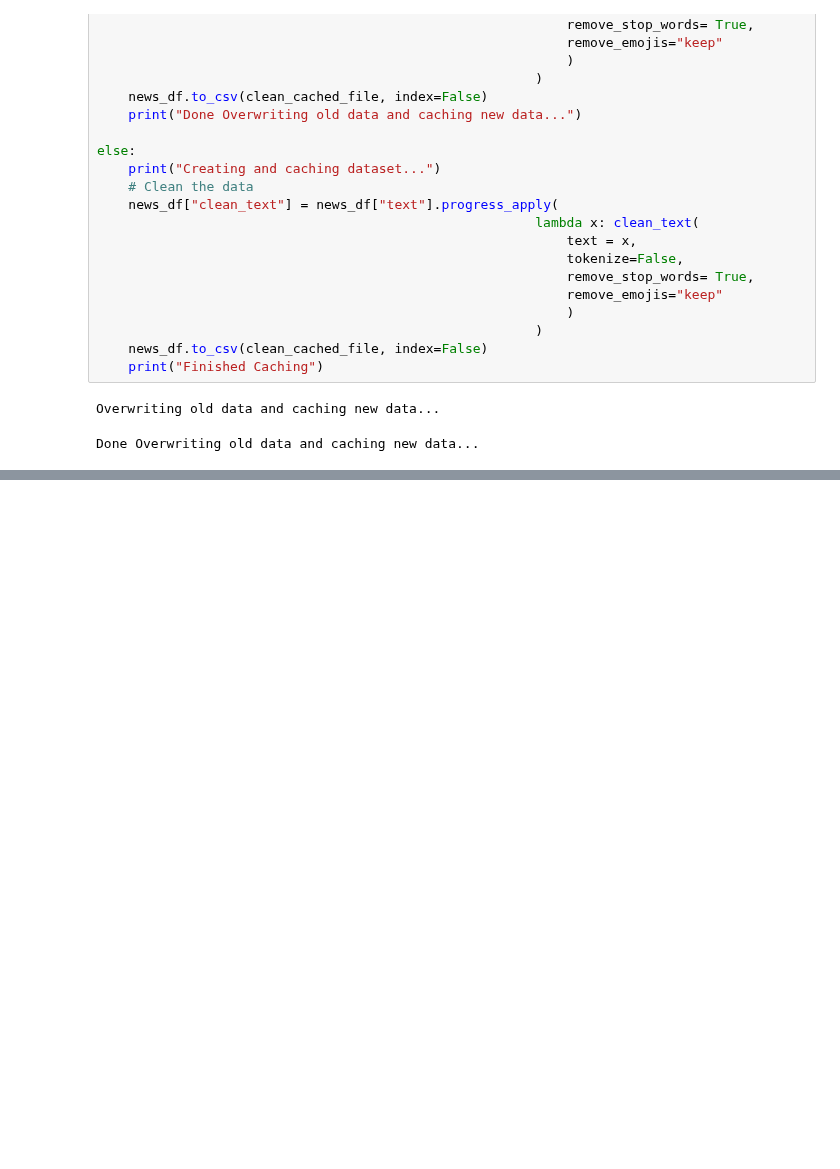
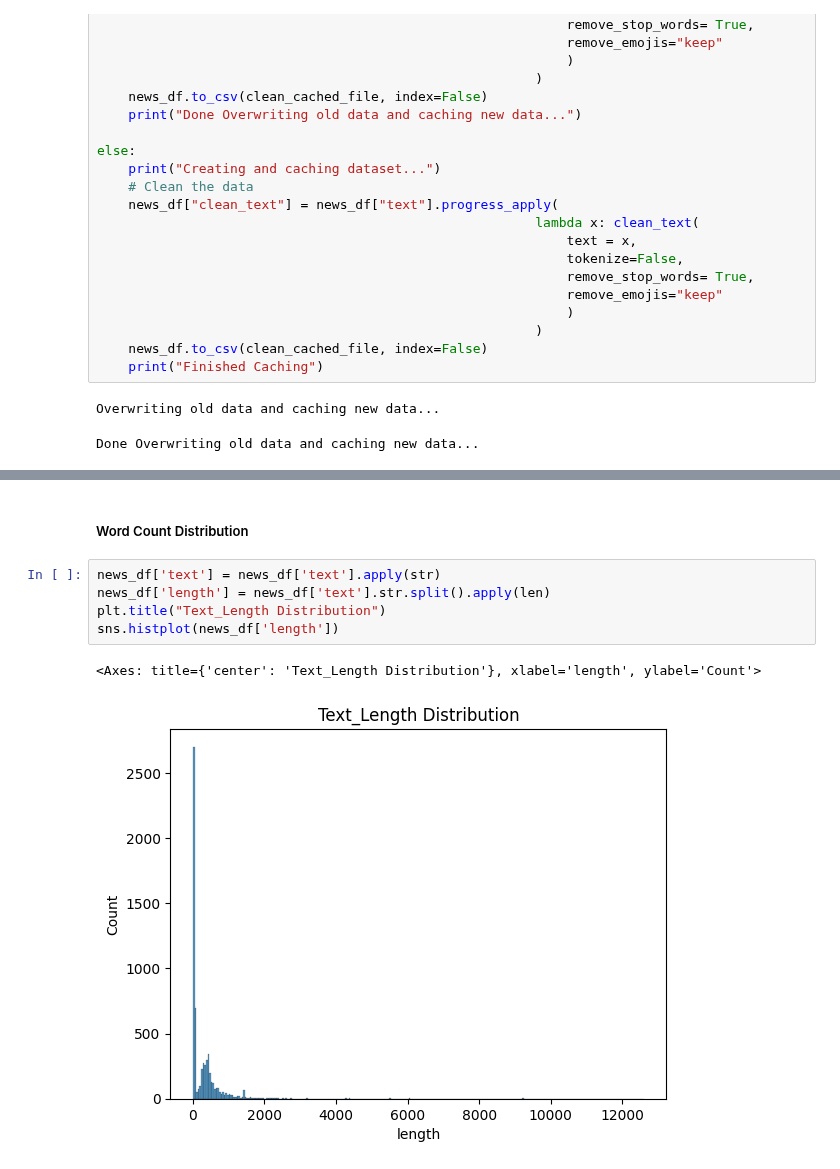
Before and after one commit to Andreas-Lukito/Stock_Sentiment_Analysis, a Jupyter notebook: notebooks/01_text_preprocessing.ipynb, the cells around one changed output, grey strips where cells are left out. Drawn from its saved outputs; the diff is of its cells as text; blank space fills up the shorter version.

```diff
--- a/notebooks/01_text_preprocessing.ipynb
+++ b/notebooks/01_text_preprocessing.ipynb
@@ -402,0 +430,10 @@ numeric_dist_plot(pd.DataFrame(news_df["sentiment"]))
+# %% [markdown]
+##### Word Count Distribution
+# %%
+news_df['text'] = news_df['text'].apply(str)
+news_df['length'] = news_df['text'].str.split().apply(len)
+plt.title("Text_Length Distribution")
+sns.histplot(news_df['length'])
+# %% [output]
+<Axes: title={'center': 'Text_Length Distribution'}, xlabel='length', ylabel='Count'>
+[figure, added]
```
Also changed, not shown: parts of 15 cells of this notebook.
